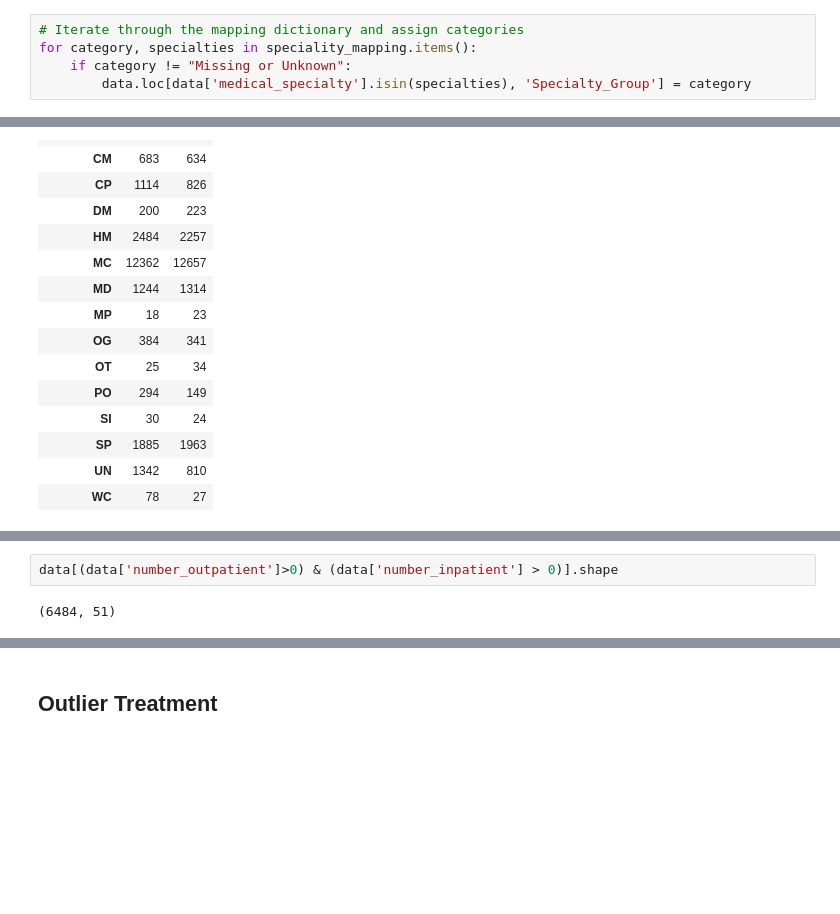
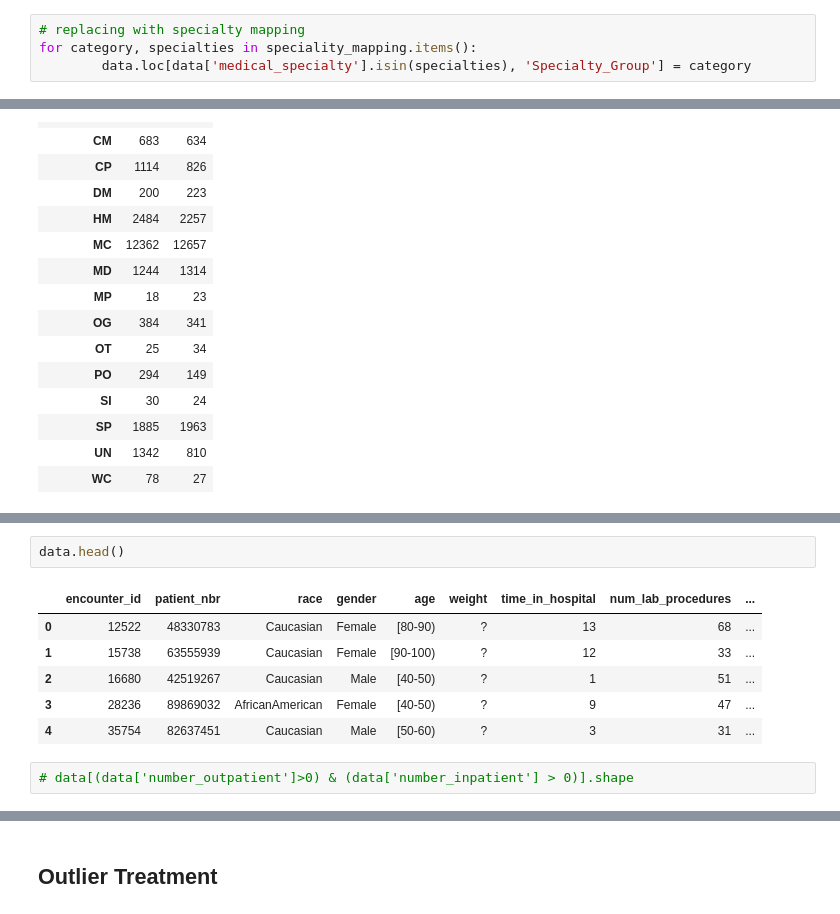
Before and after one commit to rohit180497/Early-readmission-of-patients-in-hospital, a Jupyter notebook: scripts/data_cleaning.ipynb, the cells around one changed output, grey strips where cells are left out. Saved outputs shown, nothing was run; the diff lists cells and outputs as text; blank space fills up the shorter version.

```diff
--- a/scripts/data_cleaning.ipynb
+++ b/scripts/data_cleaning.ipynb
@@ -621,8 +625,7 @@ data['Specialty_Group'] = 'Other'
 data['medical_specialty'] = data['medical_specialty'].replace('?', 'Missing or unknown')
 # %%
-# Iterate through the mapping dictionary and assign categories
+# replacing with specialty mapping
 for category, specialties in speciality_mapping.items():
-    if category != "Missing or Unknown":
         data.loc[data['medical_specialty'].isin(specialties), 'Specialty_Group'] = category
 # %%
 data['Specialty_Group'].value_counts(dropna=False)
@@ -693,4 +718,11 @@ data.shape
+# %%
+data.head()
+# %% [output]
+|  | encounter_id | patient_nbr | race | gender | age | weight | time_in_hospital | num_lab_procedures | ... |
+| 0 | 12522 | 48330783 | Caucasian | Female | [80-90) | ? | 13 | 68 | ... |
+| 1 | 15738 | 63555939 | Caucasian | Female | [90-100) | ? | 12 | 33 | ... |
+| 2 | 16680 | 42519267 | Caucasian | Male | [40-50) | ? | 1 | 51 | ... |
+| 3 | 28236 | 89869032 | AfricanAmerican | Female | [40-50) | ? | 9 | 47 | ... |
+| 4 | 35754 | 82637451 | Caucasian | Male | [50-60) | ? | 3 | 31 | ... |
 # %%
-data[(data['number_outpatient']>0) & (data['number_inpatient'] > 0)].shape
+# data[(data['number_outpatient']>0) & (data['number_inpatient'] > 0)].shape
-# %% [output]
-(6484, 51)
```
Also changed, not shown: parts of 40 cells of this notebook.
